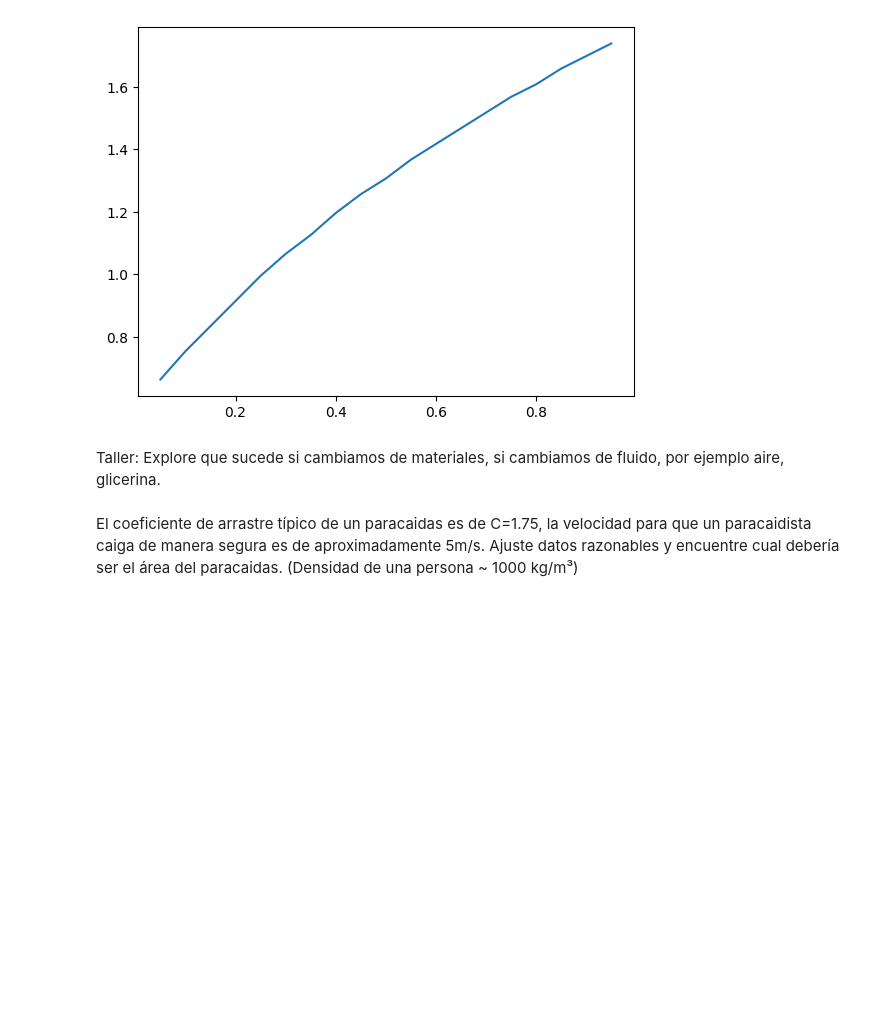
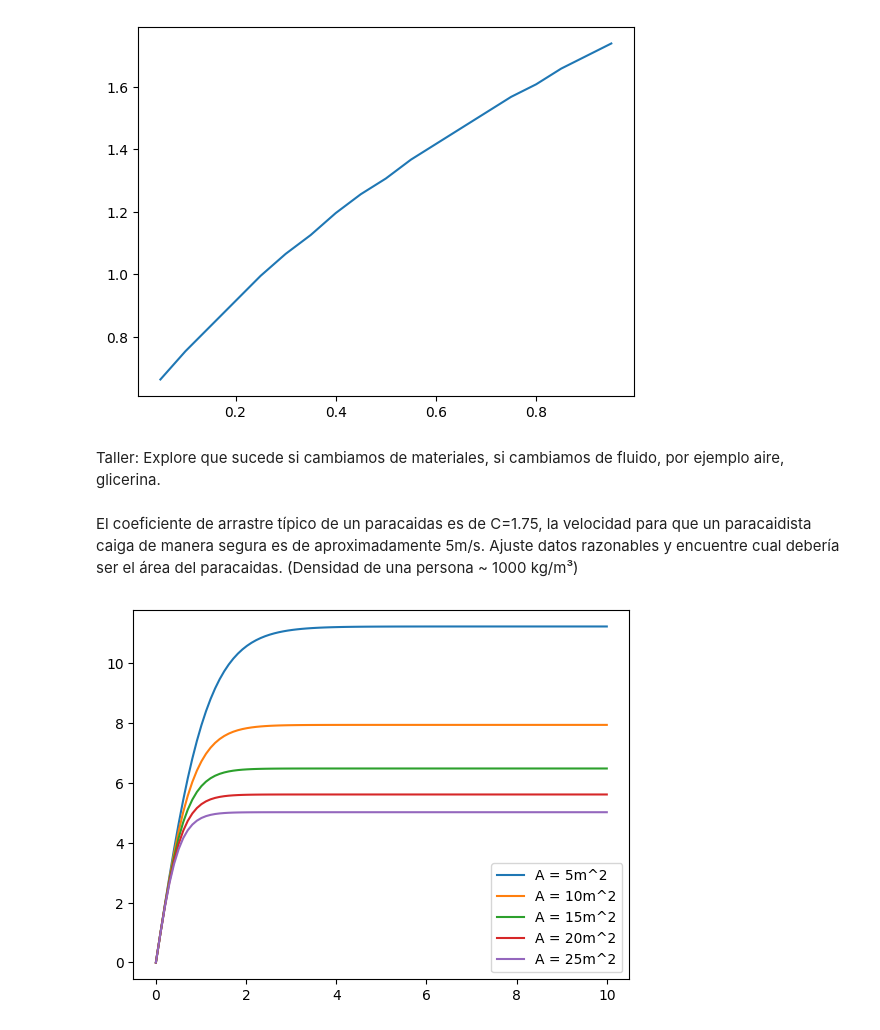
Before and after one commit to cjimenez275/Simulacion_Fisica, a Jupyter notebook: 7_ODEINT.ipynb, the cells around one changed output. Cells and saved outputs as stored; diff of their text form; code cells hidden in the pictures; blank space fills up the shorter version.

```diff
--- a/7_ODEINT.ipynb
+++ b/7_ODEINT.ipynb
@@ -164,8 +160,8 @@ t = np.linspace(0, 0.6, 100)
 C=0
 a=0.5*pf*C*A
 x0 = [0, 0]
-def ecuacion(y0,x):
-  x, v = y0
+def ecuacion(x0,x):
+  x, v = x0
   f = [v, (1-(pf/p))*g-(a/m)*v**2]
   return f
 xsol1 = odeint(ecuacion, x0, t)
@@ -174,8 +170,8 @@ xsol1 = odeint(ecuacion, x0, t)
 C=0.2
 a=0.5*pf*C*A
 x0 = [0, 0]
-def ecuacion(y0,x):
-  x, v = y0
+def ecuacion(x0,x):
+  x, v = x0
   f = [v, (1-(pf/p))*g-(a/m)*v**2]
   return f
 xsol2 = odeint(ecuacion, x0, t)
@@ -205,7 +201,6 @@ plt.plot(t, xsol1[:, 1], label="C =0")
 plt.plot(t, xsol2[:, 1], label="C=0.2")
 plt.plot(t, xsol3[:, 1], label="C=0.4")
 plt.plot(t, xsol4[:, 1], label="C=0.6")
-plt.plot(t, xsol5[:, 1], label="C=1.75")
 plt.legend()
 plt.show()
 # %% [output]
@@ -220,8 +214,8 @@ A = 0.0001
 a=0.5*pf*C*A
 
 x0 = [0, 0]
-def ecuacion(y0,x):
-  x, v = y0
+def ecuacion(x0,x):
+  x, v = x0
   f = [v, (1-(pf/p))*g-(a/m)*v**2]
   return f
 
@@ -249,8 +243,8 @@ for j in range(1, 20):
   C=0.05*j
   a=0.5*pf*C*A
   x0 = [0, 0]
-  def ecuacion(y0,x):
-    x, v = y0
+  def ecuacion(x0,x):
+    x, v = x0
     f = [v, (1-(pf/p))*g-(a/m)*v**2]
     return f
 
@@ -272,3 +266,66 @@ Explore que sucede si cambiamos de materiales, si cambiamos de fluido, por ejemp
 # %% [markdown]
 El coeficiente de arrastre típico de un paracaidas es de C=1.75, la velocidad para que un paracaidista caiga de manera segura es de aproximadamente 5m/s. Ajuste datos razonables y encuentre cual debería ser el área del paracaidas.
 (Densidad de una persona ~ 1000 kg/m³)
+# %%
+g, pf, p, m = 9.8, 1.24, 1000, 70
+t = np.linspace(0, 10, 100)
+C = 1.75
+
+
+A = 5
+a=0.5*pf*C*A
+x0 = [0, 0]
+def ecuacion(x0,x):
+  x, v = x0
+  f = [v, (1-(pf/p))*g-(a/m)*v**2]
+  return f
+xsol1 = odeint(ecuacion, x0, t)
+
+
+A = 10
+a=0.5*pf*C*A
+x0 = [0, 0]
+def ecuacion(x0,x):
+  x, v = x0
+  f = [v, (1-(pf/p))*g-(a/m)*v**2]
+  return f
+xsol2 = odeint(ecuacion, x0, t)
+
+A = 15
+a=0.5*pf*C*A
+x0 = [0, 0]
+def ecuacion(x0,x):
+  x, v = x0
+  f = [v, (1-(pf/p))*g-(a/m)*v**2]
+  return f
+xsol3 = odeint(ecuacion, x0, t)
+
+A = 20
+a=0.5*pf*C*A
+x0 = [0, 0]
+def ecuacion(x0,x):
+  x, v = x0
+  f = [v, (1-(pf/p))*g-(a/m)*v**2]
+  return f
+xsol4 = odeint(ecuacion, x0, t)
+
+A = 25
+a=0.5*pf*C*A
+x0 = [0, 0]
+def ecuacion(x0,x):
+  x, v = x0
+  f = [v, (1-(pf/p))*g-(a/m)*v**2]
+  return f
+xsol5 = odeint(ecuacion, x0, t)
+
+
+
+plt.plot(t, xsol1[:, 1], label="A = 5m^2")
+plt.plot(t, xsol2[:, 1], label="A = 10m^2")
+plt.plot(t, xsol3[:, 1], label="A = 15m^2")
+plt.plot(t, xsol4[:, 1], label="A = 20m^2")
+plt.plot(t, xsol5[:, 1], label="A = 25m^2")
+plt.legend()
+plt.show()
+# %% [output]
+[figure, added]
```
Also changed, not shown: parts of 5 cells of this notebook.
